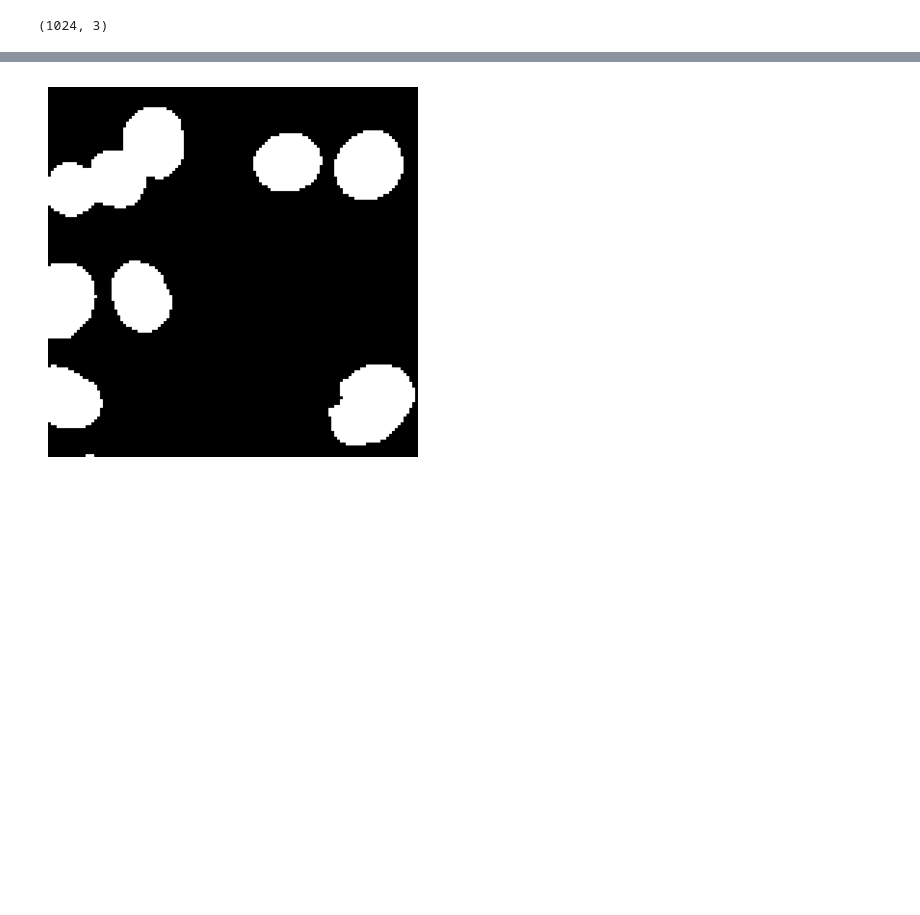
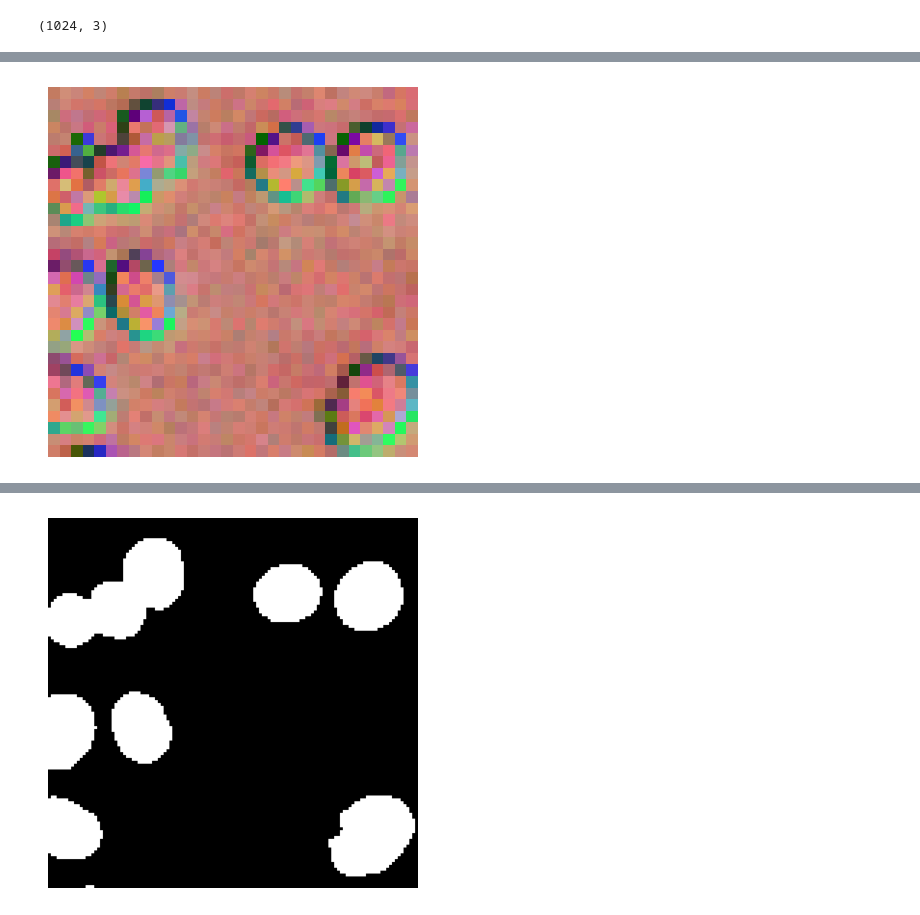
Before and after one commit to CaicedoLab/micronuclei-detection, a Jupyter notebook: figures/figure1.ipynb, the cells around one changed output, grey strips where cells are left out. Cells and saved outputs as stored; diff of their text form; code cells hidden in the pictures; blank space fills up the shorter version.

Commit message:
updated figure1 feature maps

```diff
--- a/figures/figure1.ipynb
+++ b/figures/figure1.ipynb
@@ -142,0 +143,11 @@ print(np.unique(decomposed))
+# %%
+im2 = np.zeros_like(decomposed)
+for i in range(3):
+    im2[:,:,i] = (decomposed[:,:,i] - np.min(decomposed[:,:,i])) / (np.max(decomposed[:,:,i]) - np.min(decomposed[:,:,i]))
+    # im2[:,:,i] = (im2[:,:,i] * 255).astype(np.uint8)
+# %%
+plt.imshow(im2[:,:,:])
+plt.axis('off')
+plt.show()
+# %% [output]
+[figure, added]
```
Also changed, not shown: parts of 7 cells of this notebook.
